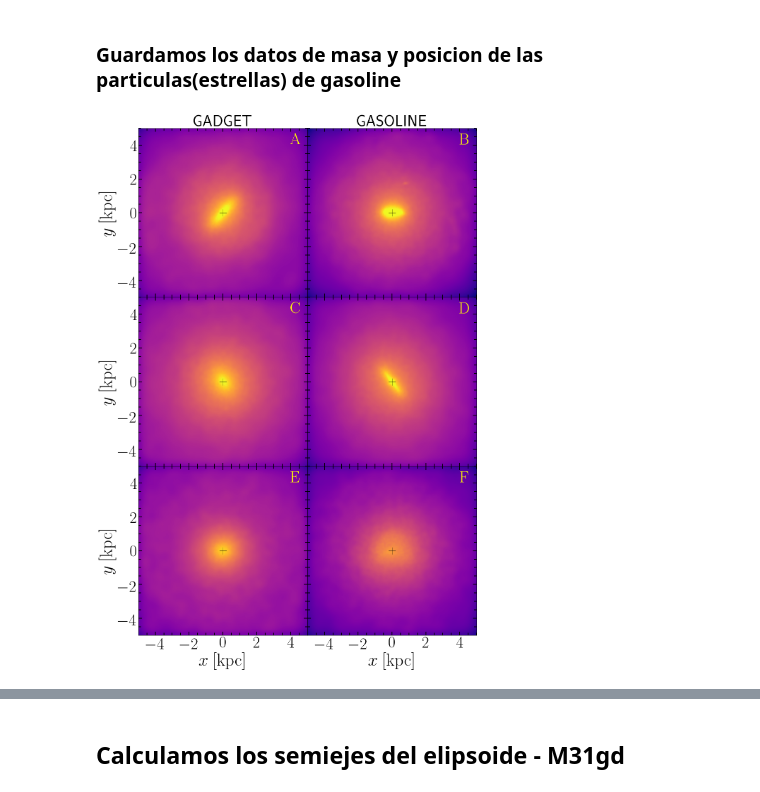
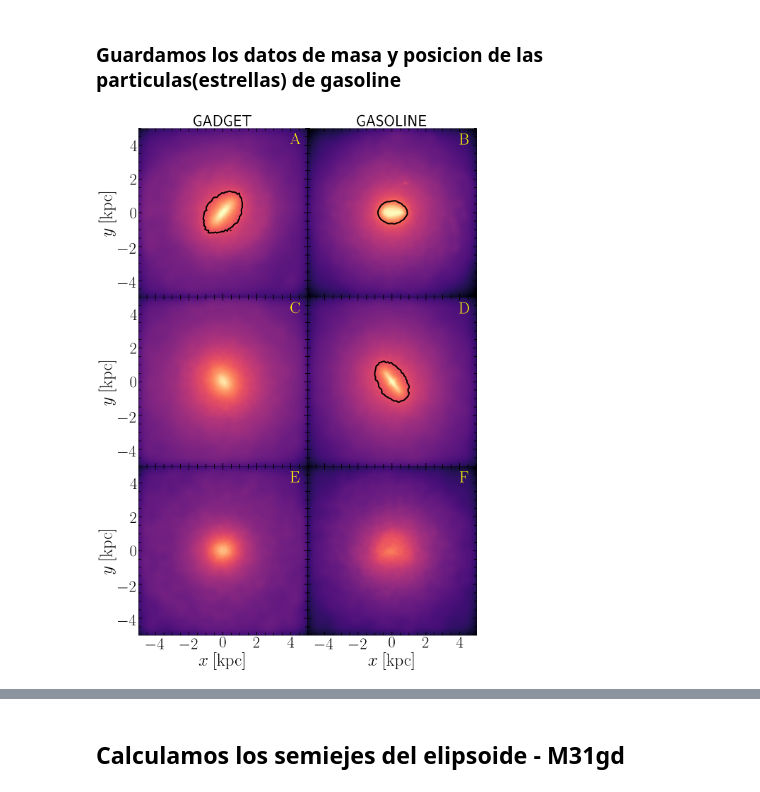
Before and after one commit to ornemarioni/Barras_GdGs, a Jupyter notebook: Barras_Gd/programs/Estrellas_simulaciones.ipynb, the cells around one changed output, grey strips where cells are left out. Saved outputs shown, nothing was run; the diff lists cells and outputs as text; code cells hidden in the pictures.

Commit message:
todos los plots, falta ver lo del omega bar

```diff
--- a/Barras_Gd/programs/Estrellas_simulaciones.ipynb
+++ b/Barras_Gd/programs/Estrellas_simulaciones.ipynb
@@ -302,6 +313,26 @@ cmap='plasma'
 nb1 = 150
 
 npixel = 1000
+# %%
+bins = 100
+
+counts_M31gd, xedges_M31gd, yedges_M31gd = histogram2d(x_M31gd[corte1],y_M31gd[corte1],bins)
+counts_MWgd,  xedges_MWgd,  yedges_MWgd  = histogram2d(x_MWgd[corte2],y_MWgd[corte2],bins)
+counts_M33gd, xedges_M33gd, yedges_M33gd = histogram2d(x_M33gd[corte3],y_M33gd[corte3],bins)
+
+counts_M31gs, xedges_M31gs, yedges_M31gs = histogram2d(x_M31gs[corte4],y_M31gs[corte4],bins)
+counts_MWgs,  xedges_MWgs,  yedges_MWgs  = histogram2d(x_MWgs[corte5],y_MWgs[corte5],bins)
+counts_M33gs, xedges_M33gs, yedges_M33gs = histogram2d(x_M33gs[corte6],y_M33gs[corte6],bins)
+
+edges1 = [200,300,500,3000]
+
+count_M31gd = np.transpose(counts_M31gd)
+count_MWgd  = np.transpose(counts_MWgd)
+count_M33gd = np.transpose(counts_M33gd)
+
+count_M31gs = np.transpose(counts_M31gs)
+count_MWgs  = np.transpose(counts_MWgs)
+count_M33gs = np.transpose(counts_M33gs)
 # %%
 #-----grafico-----------
 # fig=plt.figure(1,figsize=(16,16))
@@ -321,8 +352,9 @@ extent=escena.get_extent()
 rend.set_logscale()
 
 ax[0,0].imshow(rend.get_image(),extent=extent,origin='lower',cmap=cmap, vmin=vmin, vmax= vmax)
-# ax[0,0].contour(count_M31gd,extent=[xedges_M31gd.min(),xedges_M31gd.max(),yedges_M31gd.min(),yedges_M31gd.max()], colors ='k',
-#                 linewidths=3, norm=LogNorm(), levels =[150])
+ax[0,0].contour(count_M31gd,extent=[xedges_M31gd.min(),xedges_M31gd.max(),yedges_M31gd.min(),yedges_M31gd.max()], colors ='k',
+                linewidths=4, norm=LogNorm(), levels =[100])
+# ax[0,0].add_patch(patches.Circle((0,0),radius=lbar_M31gd,fill=None))
 ax[0,0].set_xlim(-5,5)
 ax[0,0].set_ylim(-5,5)
 ax[0,0].set_xticks([-4,-2,0,2,4])
@@ -333,7 +365,7 @@ ax[0,0].minorticks_on()
 ax[0,0].tick_params( labelsize=45)
 ax[0,0].tick_params('both', length=7, width=2,which='minor', direction='in', right='on',top='on')
 ax[0,0].tick_params('both', length=10, width=2,which='major', direction='in', right='on',top='on')
-ax[0,0].plot(0,0,'k+', markersize=20, color='k')
+# ax[0,0].plot(0,0,'k+', markersize=20, color='k')
 ax[0,0].text(4.3, 4.3,'$\mathrm{A}$', fontsize=45, color='yellow', ha='center', va='center')
 ax[0,0].set_title('GADGET', loc='center', fontsize=45)
 
@@ -348,7 +380,9 @@ rend1.set_logscale()
 
 # ax[0,0]=fig.add_subplot(221)
 ax[0,1].imshow(rend1.get_image(),extent=extent,origin='lower',cmap=cmap, vmin=vmin, vmax= vmax)
-
+ax[0,1].contour(count_M31gs,extent=[xedges_M31gs.min(),xedges_M31gs.max(),yedges_M31gs.min(),yedges_M31gs.max()], colors ='k',
+                linewidths=4, norm=LogNorm(), levels =[400])
+# ax[0,1].add_patch(patches.Circle((0,0),radius=lbar_M31gs,fill=None))
 ax[0,1].set_xlim(-5,5)
 ax[0,1].set_ylim(-5,5)
 ax[0,1].set_xticks([-4,-2,0,2,4])
@@ -365,7 +399,7 @@ ax[0,1].tick_params('both', length=10, width=2,which='major', direction='in', ri
 ax[0,1].text(4.3, 4.3,'$\mathrm{B}$', fontsize=45, color='yellow', ha='center', va='center')
 # ax[0,1].text(-4.3, 4.3,'Face-on', fontsize=30, color='yellow', ha='left', va='center')
 
-ax[0,1].plot(0,0,'k+', markersize=20, color='k')
+# ax[0,1].plot(0,0,'k+', markersize=20, color='k')
 ax[0,1].set_title('GASOLINE', loc='center', fontsize=45)
 
 
@@ -382,6 +416,8 @@ rend.set_logscale()
 
 # ax=fig.add_subplot(222)
 ax[1,0].imshow(rend.get_image(),extent=extent,origin='lower',cmap=cmap, vmin=vmin, vmax= vmax)
+# ax[1,0].contour(count_MWgd,extent=[xedges_MWgd.min(),xedges_MWgd.max(),yedges_MWgd.min(),yedges_MWgd.max()], colors ='k',
+#                linewidths=3, norm=LogNorm(), levels =[300])
 ax[1,0].set_xlim(-5,5)
 ax[1,0].set_ylim(-5,5)
 ax[1,0].set_xticks([-4,-2,0,2,4])
@@ -393,7 +429,7 @@ ax[1,0].minorticks_on()
 ax[1,0].tick_params( labelsize=45)
 ax[1,0].tick_params('both', length=7, width=2,which='minor', direction='in', right='on',top='on')
 ax[1,0].tick_params('both', length=10, width=2,which='major', direction='in', right='on',top='on')
-ax[1,0].plot(0,0,'k+', markersize=20, color='k')
+# ax[1,0].plot(0,0,'k+', markersize=20, color='k')
 ax[1,0].text(4.3, 4.3,'$\mathrm{C}$', fontsize=45, color='yellow', ha='center', va='center')
 
 
@@ -407,8 +443,9 @@ rend.set_logscale()
 
 # ax=fig.add_subplot(222)
 ax[1,1].imshow(rend.get_image(),extent=extent,origin='lower',cmap=cmap, vmin=vmin, vmax= vmax)
-# ax[1,1].contour(count_M31gs,extent=[xedges_M31gs.min(),xedges_M31gs.max(),yedges_M31gs.min(),yedges_M31gs.max()], colors ='k',
-#                linewidths=3, norm=LogNorm(), levels =[700])
+ax[1,1].contour(count_MWgs,extent=[xedges_MWgs.min(),xedges_MWgs.max(),yedges_MWgs.min(),yedges_MWgs.max()], colors ='k',
+               linewidths=4, norm=LogNorm(), levels =[205])
+# ax[1,1].add_patch(patches.Circle((0,0),radius=lbar_MWgs,fill=None))
 ax[1,1].set_xlim(-5,5)
 ax[1,1].set_ylim(-5,5)
 ax[1,1].set_xticks([-4,-2,0,2,4])
@@ -422,7 +459,7 @@ ax[1,1].tick_params('both', length=7, width=2,which='minor', direction='in', rig
 ax[1,1].tick_params('both', length=10, width=2,which='major', direction='in', right='on',top='on')
 ax[1,1].text(4.3, 4.3,'$\mathrm{D}$', fontsize=45, color='yellow', ha='center', va='center')
 
-ax[1,1].plot(0,0,'k+', markersize=20, color='k')
+# ax[1,1].plot(0,0,'k+', markersize=20, color='k')
 
 #---------------------------------
 
@@ -435,6 +472,8 @@ rend.set_logscale()
 
 # ax=fig.add_subplot(222)
 ax[2,0].imshow(rend.get_image(),extent=extent,origin='lower',cmap=cmap, vmin=vmin, vmax= vmax)
+# ax[2,0].contour(count_M33gd,extent=[xedges_M33gd.min(),xedges_M33gd.max(),yedges_M33gd.min(),yedges_M33gd.max()], colors ='k',
+#                 linewidths=3, norm=LogNorm())
 ax[2,0].set_xlim(-5,5)
 ax[2,0].set_ylim(-5,5)
 ax[2,0].set_xticks([-4,-2,0,2,4])
@@ -447,7 +486,7 @@ ax[2,0].minorticks_on()
 ax[2,0].tick_params( labelsize=45)
 ax[2,0].tick_params('both', length=7, width=2,which='minor', direction='in', right='on',top='on')
 ax[2,0].tick_params('both', length=10, width=2,which='major', direction='in', right='on',top='on')
-ax[2,0].plot(0,0,'k+', markersize=20, color='k')
+# ax[2,0].plot(0,0,'k+', markersize=20, color='k')
 ax[2,0].text(4.3, 4.3,'$\mathrm{E}$', fontsize=45, color='yellow', ha='center', va='center')
 
 
@@ -456,34 +495,34 @@ particles=sph.Particles(M33_gs[:3,corte6],m_M33gs[corte6],nb=nb1)
 escena=sph.Scene(particles)
 escena.update_camera(r='infinity',x=0,y=0,z=0,extent=[-rl,rl,-rl,rl],xsize=npixel,ysize=npixel)
 rend=sph.Render(escena)
 extent=escena.get_extent()
 rend.set_logscale()
 
 # ax=fig.add_subplot(222)
 ax[2,1].imshow(rend.get_image(),extent=extent,origin='lower',cmap=cmap, vmin=vmin, vmax= vmax)
-# ax[1,1].contour(count_M31gs,extent=[xedges_M31gs.min(),xedges_M31gs.max(),yedges_M31gs.min(),yedges_M31gs.max()], colors ='k',
-#                linewidths=3, norm=LogNorm(), levels =[700])
+# ax[2,1].contour(count_M33gs,extent=[xedges_M33gs.min(),xedges_M33gs.max(),yedges_M33gs.min(),yedges_M33gs.max()], colors ='k',
+#                linewidths=3, norm=LogNorm())#, levels =[700])
 ax[2,1].set_xlim(-5,5)
 ax[2,1].set_ylim(-5,5)
 ax[2,1].set_xticks([-4,-2,0,2,4])
 ax[2,1].set_yticks([-4,-2,0,2,4])
 ax[2,1].set_xlabel('$x\:\mathrm{[kpc]}$', fontsize=50)
 # ax[1,1].set_xticklabels([])
 ax[2,1].set_yticklabels([])
 ax[2,1].minorticks_on()
 ax[2,1].tick_params( labelsize=45)
 ax[2,1].tick_params('both', length=7, width=2,which='minor', direction='in', right='on',top='on')
 ax[2,1].tick_params('both', length=10, width=2,which='major', direction='in', right='on',top='on')
 ax[2,1].text(4.3, 4.3,'$\mathrm{F}$', fontsize=45, color='yellow', ha='center', va='center')
 
-ax[2,1].plot(0,0,'k+', markersize=20, color='k')
+# ax[2,1].plot(0,0,'k+', markersize=20, color='k')
 
 
 #---------------------------------
 
 
 # fig.savefig('/home/ornela/overleaf/13216980csjxswjndpmj/Barras.pdf', dpi = 100, xxbox_inches='tight')
 fig.savefig('/home/omarioni/Barras_GdGs/Barras_Gd/_imagenes/Barras.pdf', dpi = 100, xxbox_inches='tight')
 plt.show()
 # %% [output]
-[figure, old version]
+[figure, new version]
```
Also changed, not shown: parts of 9 cells of this notebook, 5 other files.
